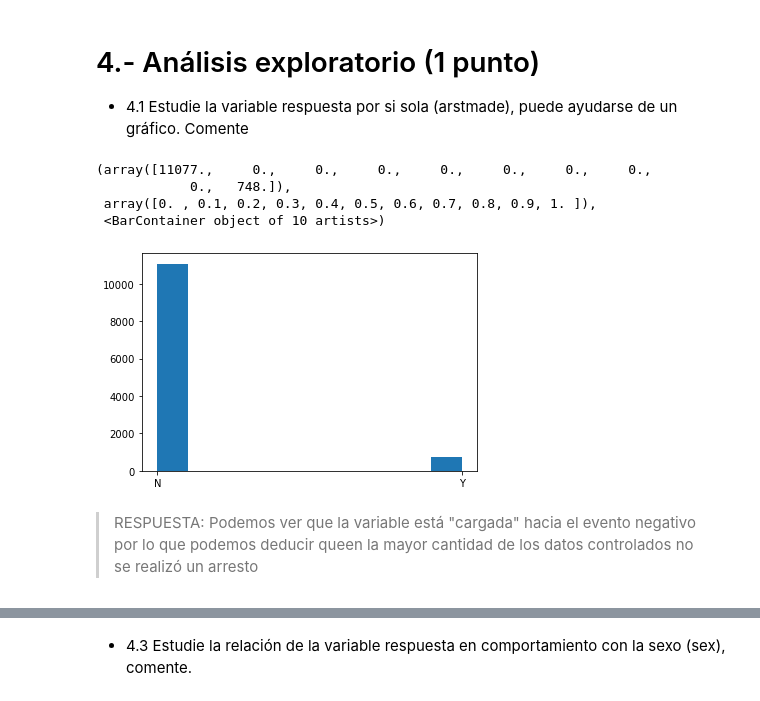
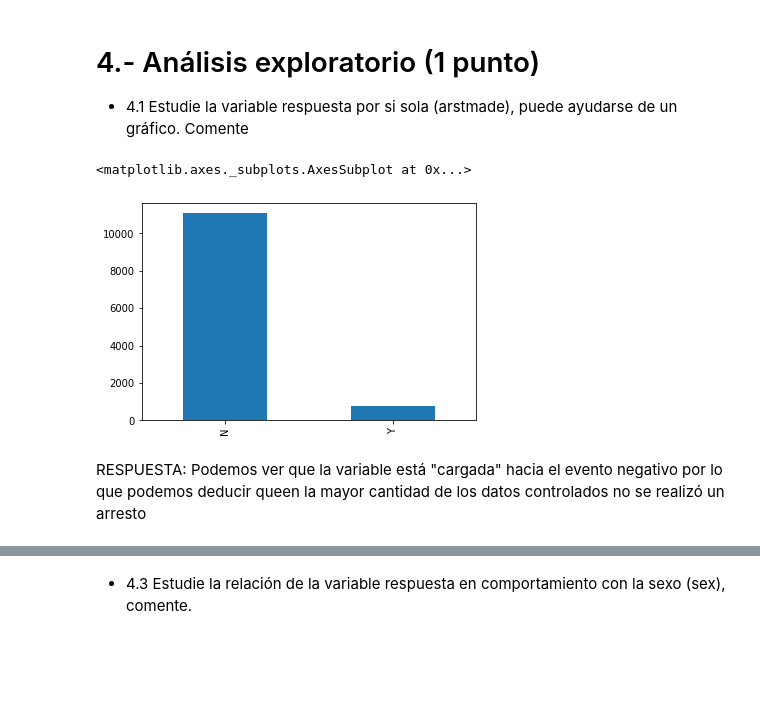
Before and after one commit to ggmarioe/trabajo-modelos-supervisados, a Jupyter notebook: Prueba Supervisada.ipynb, the cells around one changed output, grey strips where cells are left out. Cells and saved outputs as stored; diff of their text form; code cells hidden in the pictures; blank space fills up the shorter version.

```diff
--- a/Prueba Supervisada.ipynb
+++ b/Prueba Supervisada.ipynb
@@ -76,3 +44,11 @@ df_categorical
+# %%
+df_categorical = pd.DataFrame({},columns= lista)
+
+for column in df_consolidado.select_dtypes(include='object'):
+    if df_consolidado[column].nunique() >=2 and df_consolidado[column].nunique() <= 99:
+        df_categorical[column] = df_consolidado[column].astype('category')
+
+df_categorical.drop(columns=['forceuse','adtlrept','machgun'], inplace = True)
 # %%
 # gráficos para ver datos vacíos
 msno.bar(df_categorical)
@@ -85,10 +61,9 @@ msno.bar(df_categorical)
 
 Nota, los valores significan {N: No, Y: Yes, U: Unknown}
 # %%
-
 df_categorical['officrid'] = df_categorical['officrid'].str.replace(' ','N', regex = True)
+df_categorical['offshld'] = df_categorical['offshld'].str.replace(' ','N', regex = True)
 df_categorical['offverb'] = df_categorical['offverb'].str.replace(' ','N', regex = True)
 
-df_categorical['sector'] = df_categorical['sector'].str.replace(' ','U', regex = True)
-df_categorical['trhsloc'] = df_categorical['offshld'].str.replace(' ','U', regex = True)
 df_categorical['beat'] = df_categorical['beat'].str.replace(' ','U', regex = True)
+df_categorical['beat']
@@ -98,8 +86,8 @@ df_categorical['beat'] = df_categorical['beat'].str.replace(' ','U', regex = Tru
 def transform(feet, inch):
     return (feet *  0.3048 + inch *0.0254)
 
-df_consolidado['ht_feet.ht_inch'] = df_consolidado.apply(lambda x : transform( x['ht_feet'], x['ht_inch']), axis=1)
-df_consolidado['ht_feet.ht_inch']
+df_consolidado['meters'] = df_consolidado.apply(lambda x : transform( x['ht_feet'], x['ht_inch']), axis=1)
+df_consolidado['meters']
 # %% [output]
 0       1.7526
 1       1.6510
@@ -140,15 +121,17 @@ data_final['year'] = df_consolidado['year']
+# %%
+df_final = df_categorical
+df_final['month'] = df_consolidado['month']
+df_final['year'] = df_consolidado['year']
+df_final['age'] = df_consolidado['age']
+df_final['meters'] = df_consolidado['meters']
 # %% [markdown]
 # 4.- Análisis exploratorio (1 punto)
 
 - 4.1 Estudie la variable respuesta por si sola (arstmade), puede ayudarse de un gráfico. Comente
-# %%
-data_final['arstmade']
-plt.hist(data_final['arstmade'])
-# %% [output]
-(array([11077.,     0.,     0.,     0.,     0.,     0.,     0.,     0.,
-            0.,   748.]),
- array([0. , 0.1, 0.2, 0.3, 0.4, 0.5, 0.6, 0.7, 0.8, 0.9, 1. ]),
- <BarContainer object of 10 artists>)
-[figure, removed]
+# %%
+df_final['arstmade'].value_counts().plot(kind = 'bar')
+# %% [output]
+<matplotlib.axes._subplots.AxesSubplot at 0x...>
+[figure, added]
 # %% [markdown]
-> RESPUESTA: Podemos ver que la variable está "cargada" hacia el evento negativo por lo que podemos deducir queen la mayor cantidad de los datos controlados no se realizó un arresto
+RESPUESTA: Podemos ver que la variable está "cargada" hacia el evento negativo por lo que podemos deducir queen la mayor cantidad de los datos controlados no se realizó un arresto
```
Also changed, not shown: parts of 13 cells of this notebook, 2 other files.
